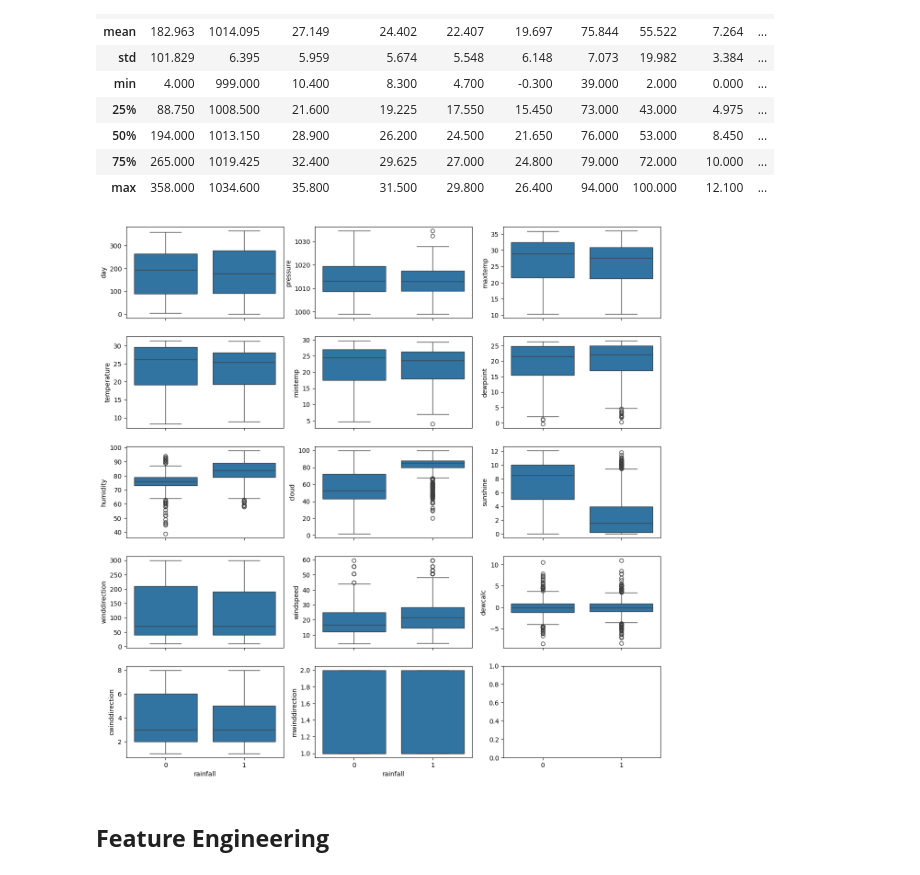
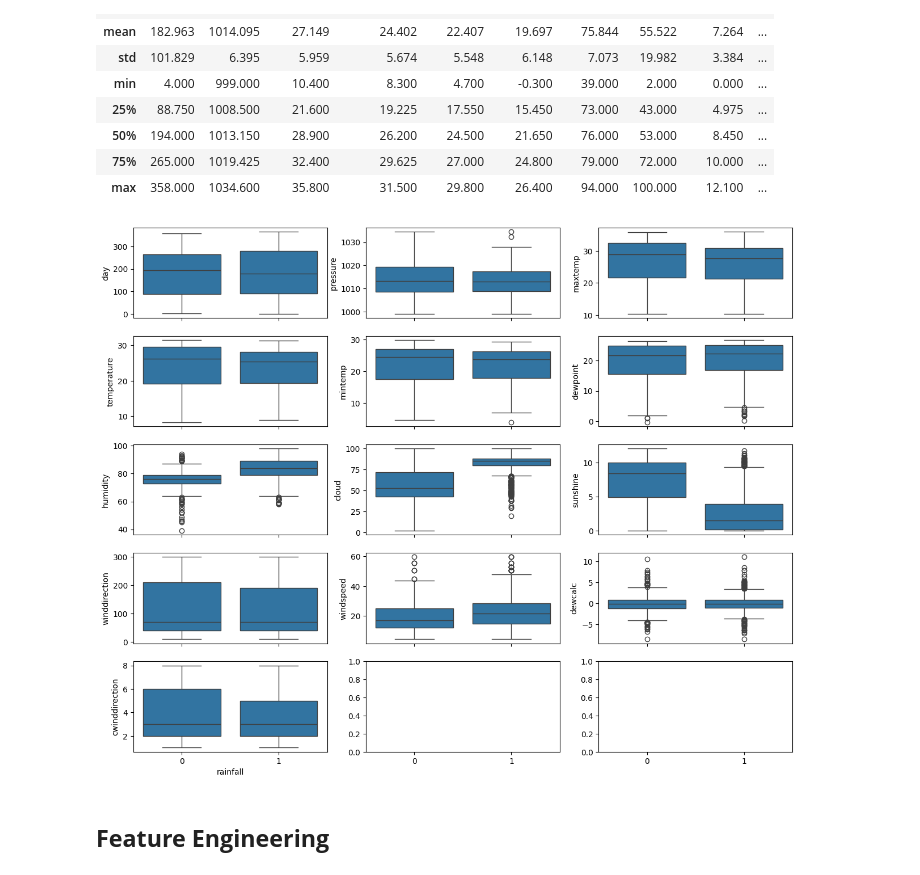
Before and after one commit to einarhre/kaggle-projects, a Jupyter notebook: binarypredictionrainfall.ipynb, the cells around one changed output. Drawn from its saved outputs; the diff is of its cells as text; code cells hidden in the pictures.

```diff
--- a/binarypredictionrainfall.ipynb
+++ b/binarypredictionrainfall.ipynb
@@ -521,7 +486,9 @@ Index(['day', 'pressure', 'maxtemp', 'temperature', 'mintemp', 'dewpoint',
 train_df['cwinddirection'] = train_df[WINDDIRECTION].transform(lambda x: int(((x + 360/8/2) % 360) // (360/8) + 1))
 test_df['cwinddirection'] = test_df[WINDDIRECTION].transform(lambda x: int(((x + 360/8/2) % 360) // (360/8) + 1))
 # %%
-# Main wind direction
-# 1 = Westerlies (from East), 2 = Easterlies (from West).
-train_df['mwinddirection'] = train_df['cwinddirection'].transform(lambda x: (x-1) // 4 +1 )
-test_df['mwinddirection'] = test_df['cwinddirection'].transform(lambda x: (x-1) // 4 +1)
+# 3 wind directions
+# 1 = South-Westerlies (from North-East and North/East),
+# 2 = South-East or North-West (in-between directions),
+# 3 = North-Easterlies (from South-West and South/West)
+#train_df['mwinddirection'] = train_df['cwinddirection'].transform(lambda x: 1 if x in [1, 2, 3] else( 3 if x in [5, 6, 7] else 2))
+#test_df['mwinddirection'] = test_df['cwinddirection'].transform(lambda x: 1 if x in [1, 2, 3] else( 3 if x in [5, 6, 7] else 2))
@@ -666,12 +639,12 @@ rainfall_0.describe()
 | max | 358.000 | 1034.600 | 35.800 | 31.500 | 29.800 | 26.400 | 94.000 | 100.000 | 12.100 | ... |
 # %%
 v = train_df.columns.to_list(); v.remove('rainfall')
-fig, ax = plt.subplots((len(v)+1)//3, 3, sharex=True, figsize=(3*5,(len(v)+1)//3*3))
+fig, ax = plt.subplots((len(v)+2)//3, 3, sharex=True, figsize=(3*5,(len(v)+1)//3*3))
 for i, c in enumerate(v):
   sns.boxplot(train_df, x='rainfall', y=c, ax=ax[i//3,i%3])
 plt.show()
 # %% [output]
-[figure, old version]
+[figure, new version]
 # %% [markdown]
 ## **Feature Engineering**
 # %%
```
Also changed, not shown: parts of 15 cells of this notebook, 1 other file.
